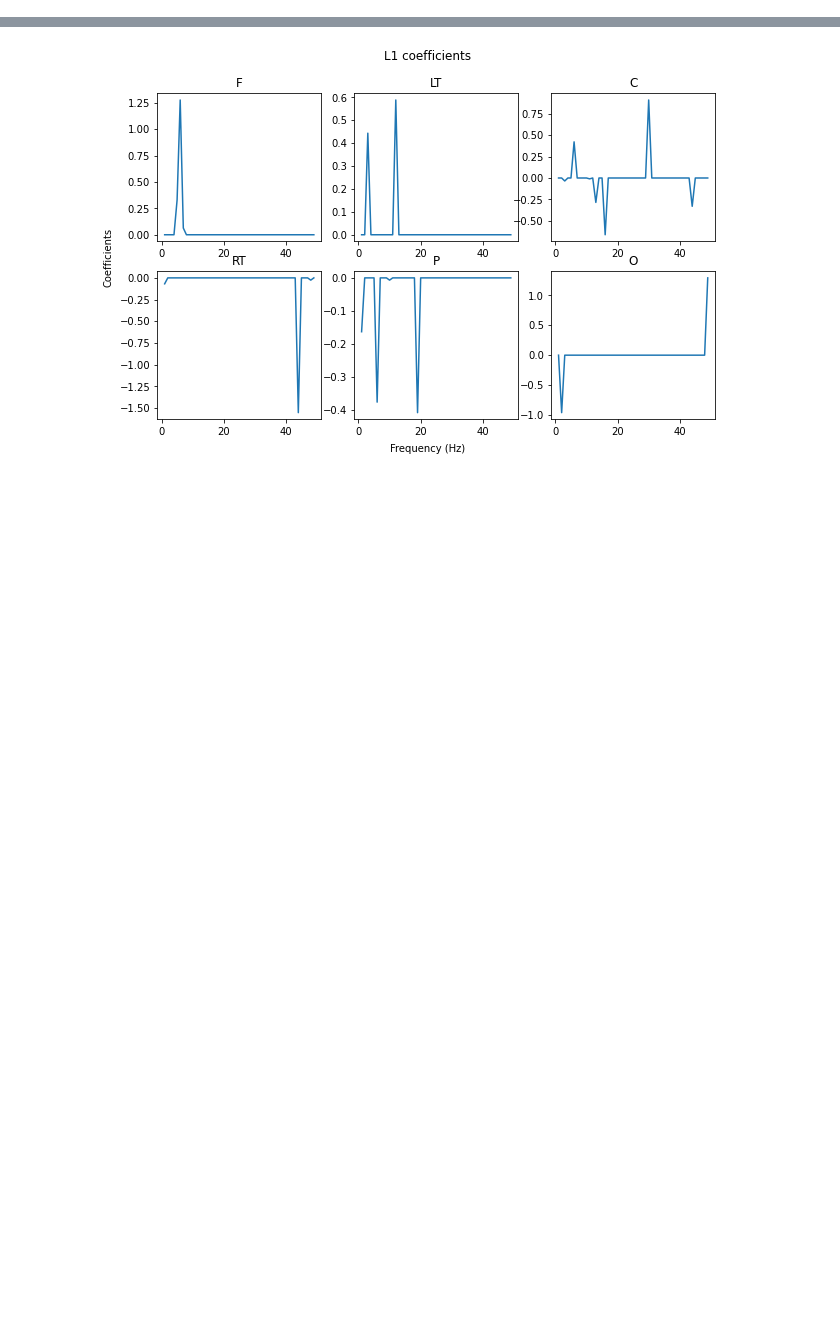
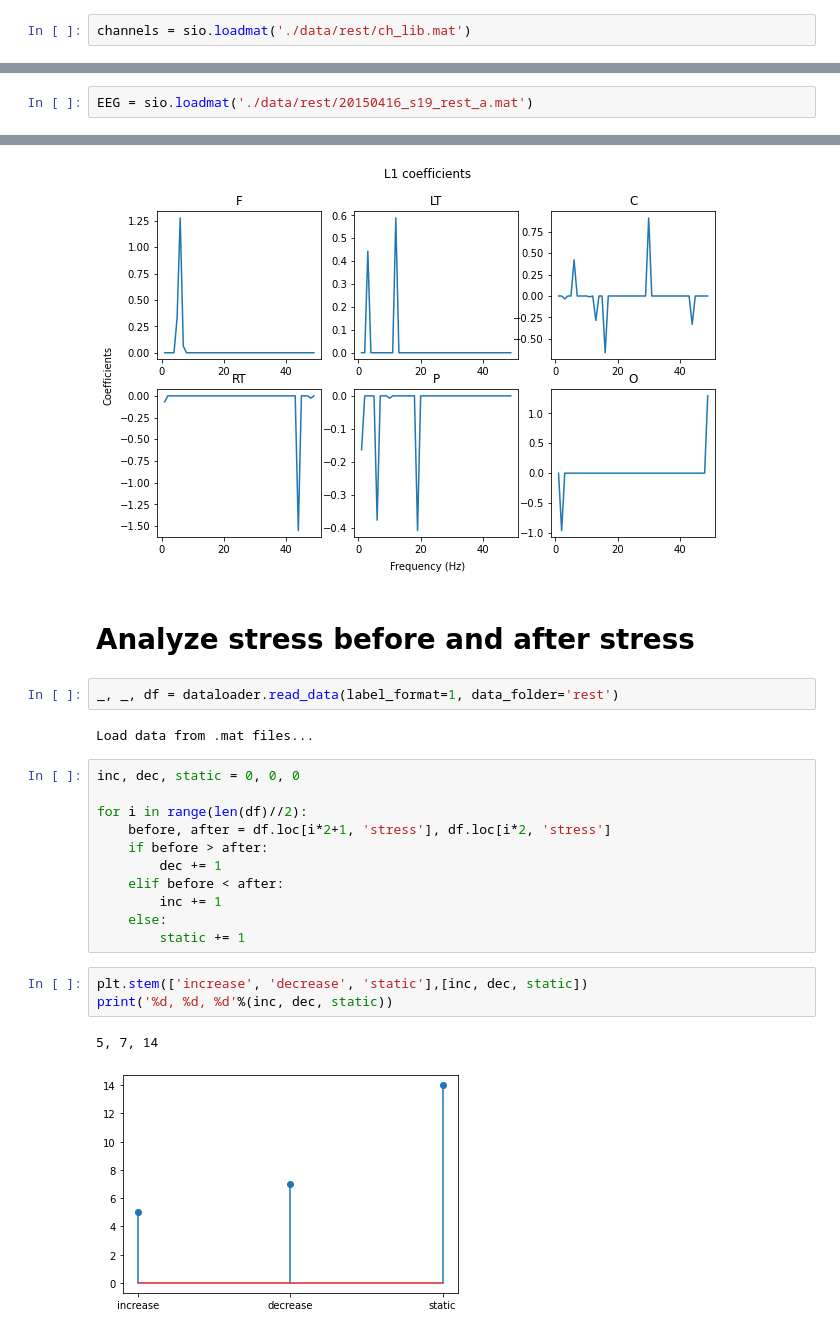
Before and after one commit to hundredball/Classroom_stress, a Jupyter notebook: data_analysis.ipynb, the cells around one changed output, grey strips where cells are left out. Saved outputs shown, nothing was run; the diff lists cells and outputs as text; blank space fills up the shorter version.

Commit message:
Add dataloder for EEG before and after exam

```diff
--- a/data_analysis.ipynb
+++ b/data_analysis.ipynb
@@ -19,0 +22,2 @@ import preprocessing
+# %%
+channels = sio.loadmat('./data/rest/ch_lib.mat')
@@ -19,0 +28,2 @@ import preprocessing
+# %%
+EEG = sio.loadmat('./data/rest/20150416_s19_rest_a.mat')
@@ -786,3 +818,26 @@ Calculating the bandpower of time-series data...
 freqs:  [0.000e+00 2.000e-01 4.000e-01 ... 4.996e+02 4.998e+02 5.000e+02]
 Text(0.05, 0.5, 'Coefficients')
 [figure]
+# %% [markdown]
+# Analyze stress before and after stress
+# %%
+_, _, df = dataloader.read_data(label_format=1, data_folder='rest')
+# %% [output]
+Load data from .mat files...
+# %%
+inc, dec, static = 0, 0, 0
+
+for i in range(len(df)//2):
+    before, after = df.loc[i*2+1, 'stress'], df.loc[i*2, 'stress']
+    if before > after:
+        dec += 1
+    elif before < after:
+        inc += 1
+    else:
+        static += 1
+# %%
+plt.stem(['increase', 'decrease', 'static'],[inc, dec, static])
+print('%d, %d, %d'%(inc, dec, static))
+# %% [output]
+5, 7, 14
+[figure, added]
```
Also changed, not shown: parts of 5 cells of this notebook, 3 other files.
